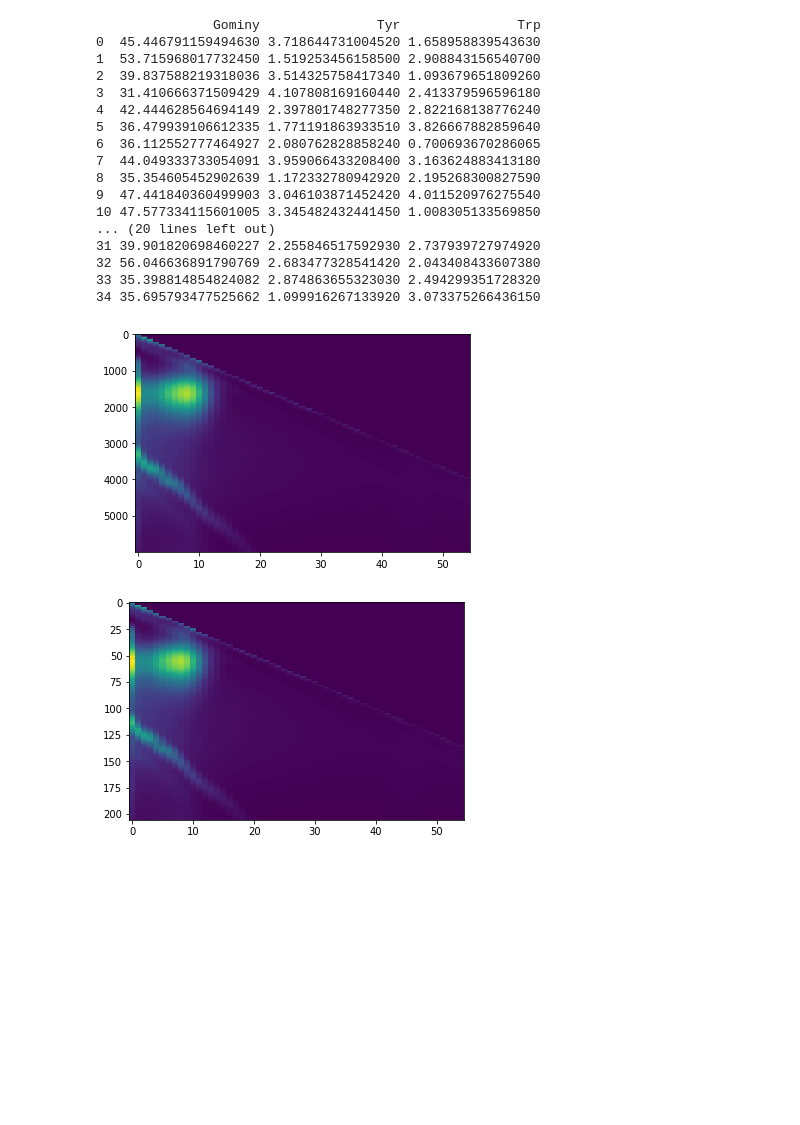
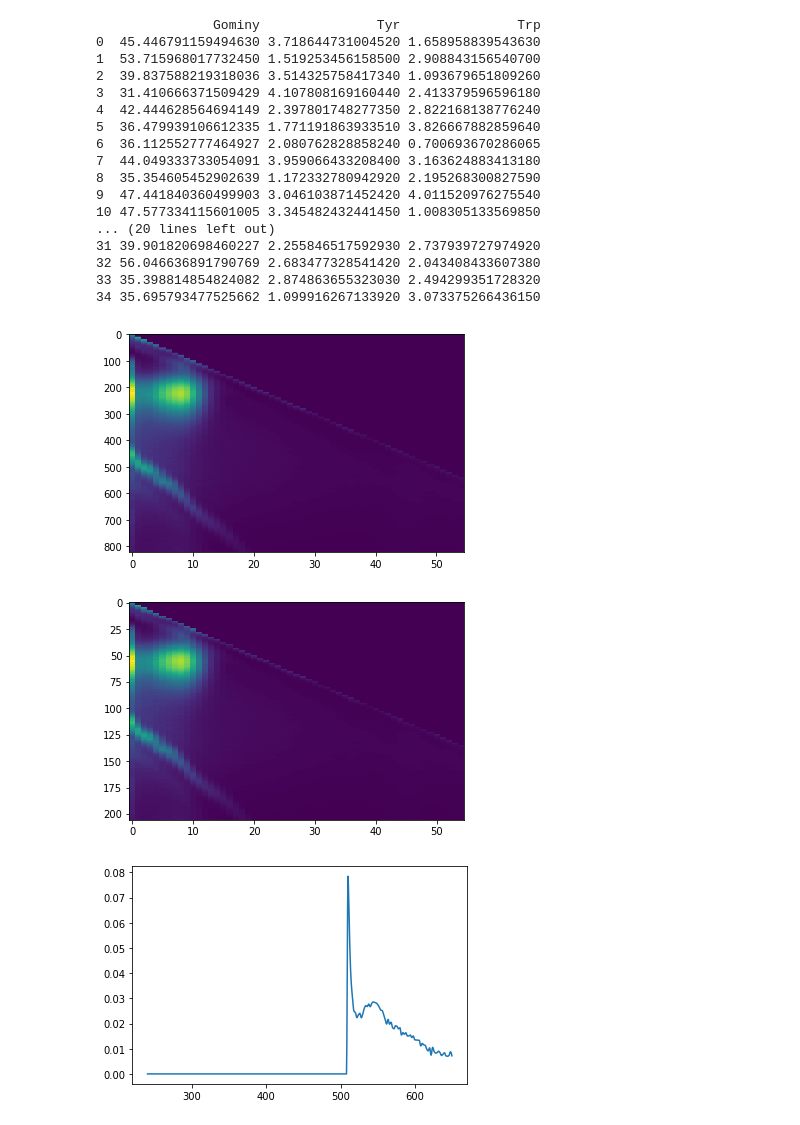
Before and after one commit to 89605502155/course-work-2, a Jupyter notebook: курсовая 3.0.ipynb, the cells around one changed output. Cells and saved outputs as stored; diff of their text form; code cells hidden in the pictures; blank space fills up the shorter version.

```diff
--- a/курсовая 3.0.ipynb
+++ b/курсовая 3.0.ipynb
@@ -36,8 +36,8 @@ for x in X_[1:]:
 		raise Exception(x.axes)
 pd.set_option('display.float_format', '{:.15f}'.format) #контроль длинны вывода float
 k = 0
-X=np.zeros([35,6000,55]) #инициализирую массив нулей
-tt=np.linspace(240.0, 650.0, num=6000) #набор точек для интерполяции
+X=np.zeros([35,821,55]) #инициализирую массив нулей
+tt=np.arange(240.0, 650.5, 0.5, dtype=float) #набор точек для интерполяции
 fds = sorted(os.listdir('C:/Users/admin/Desktop/курсовая 2.0/X — копия/')) #формируем список файлов x для считывания в цикле
 while k < 35:
     x = pd.read_csv('C:/Users/admin/Desktop/курсовая 2.0/X — копия/'+fds[k],sep='\t')
@@ -50,7 +50,7 @@ while k < 35:
     lrl=x.index.values
     lrl=lrl.astype(float)
     gg=0
-    Xx=np.zeros([6000,55]) #инициализирую массив нулей
+    Xx=np.zeros([821,55]) #инициализирую массив нулей
     while gg<55:
         fgh=x.iloc[:,gg]
         a1=interpolate.PchipInterpolator(lrl,fgh, extrapolate=False)
@@ -66,32 +66,35 @@ pkl.dump(
 	{'X': X, 'emission': X_[0].axes[0].values, 'excitation': X_[1].axes[1].values},
 	open('C:/Users/admin/Desktop/курсовая 2.0/X.pkl.gz', 'wb')
 )
 
 import matplotlib.pyplot as plt
 plt.imshow(Xx,aspect="auto")
 plt.show();
 plt.imshow(x,aspect="auto")
 plt.show();
+plt.plot(tt,a2)
+plt.show();
 print(Xx.shape)
 print(Xx)
 print()
 # %% [output]
                Gominy               Tyr               Trp
 0  45.446791159494630 3.718644731004520 1.658958839543630
 1  53.715968017732450 1.519253456158500 2.908843156540700
 2  39.837588219318036 3.514325758417340 1.093679651809260
 3  31.410666371509429 4.107808169160440 2.413379596596180
 4  42.444628564694149 2.397801748277350 2.822168138776240
 5  36.479939106612335 1.771191863933510 3.826667882859640
 6  36.112552777464927 2.080762828858240 0.700693670286065
 7  44.049333733054091 3.959066433208400 3.163624883413180
 8  35.354605452902639 1.172332780942920 2.195268300827590
 9  47.441840360499903 3.046103871452420 4.011520976275540
 10 47.577334115601005 3.345482432441450 1.008305133569850
 ... (20 lines left out)
 31 39.901820698460227 2.255846517592930 2.737939727974920
 32 56.046636891790769 2.683477328541420 2.043408433607380
 33 35.398814854824082 2.874863655323030 2.494299351728320
 34 35.695793477525662 1.099916267133920 3.073375266436150
-[figure, old version]
+[figure, new version]
 [figure]
+[figure, added]
```
Also changed, not shown: parts of 1 cell of this notebook.
